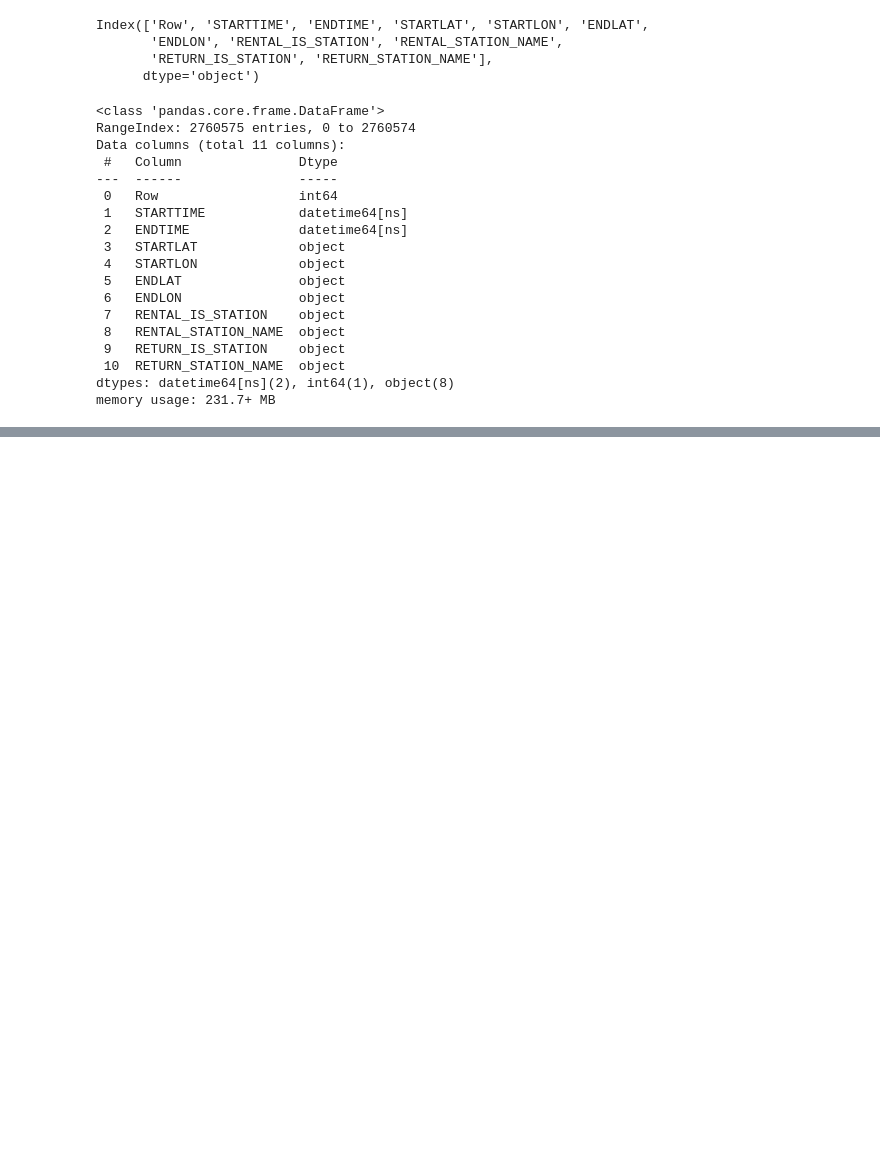
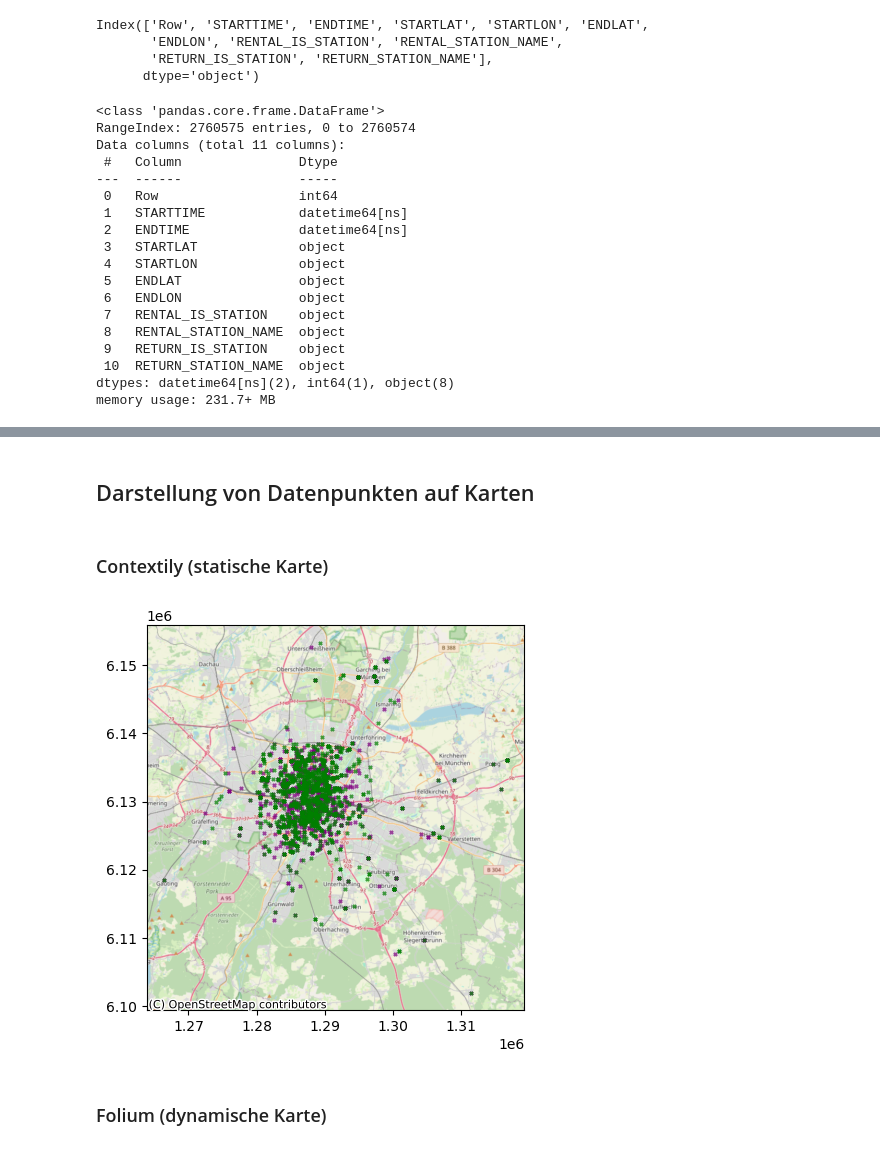
Before and after one commit to yal-fram/dsi-finalproject, a Jupyter notebook: mvg_rad_notebook.ipynb, the cells around one changed output, grey strips where cells are left out. Drawn from its saved outputs; the diff is of its cells as text; code cells hidden in the pictures; blank space fills up the shorter version.

```diff
--- a/mvg_rad_notebook.ipynb
+++ b/mvg_rad_notebook.ipynb
@@ -129,0 +97,5 @@ Formatierung nicht möglich, setze Wert auf NA: NULL
+# %%
+# Formatierung von is_station
+df = dp.handle_is_station(df)
+# Befüllen von is_station, je nachdem, ob Station Name vorhanden
+df = dp.fill_is_station_values(df)
@@ -184,0 +156,5 @@ df
+# %%
+# Achtung: Zu welchem Zeitpunkt soll dies hier geschehen?
+
+df_with_NA_coordinates = df.copy()
+df = df.dropna()
@@ -184,0 +165,4 @@ df
+# %%
+# Füge GeoSeries für die einzelnen Punkte hinzu
+df['START_POINT'] = gpd.GeoSeries.from_xy(df['STARTLON'], df['STARTLAT'], crs="EPSG:4326")
+df['END_POINT'] = gpd.GeoSeries.from_xy(df['ENDLON'], df['ENDLAT'], crs="EPSG:4326")
@@ -184,0 +225,38 @@ df
+# %% [markdown]
+## Darstellung von Datenpunkten auf Karten
+# %%
+# Im Folgenden Test verschiedener Map-Optionen. Darstellung der Daten nur eines einzelnen Tages
+
+january_1_2023 = df[(df["STARTTIME"].dt.year == 2023) & (df["STARTTIME"].dt.month == 1) & (df["STARTTIME"].dt.day == 1)].copy()
+# %% [markdown]
+### Contextily (statische Karte)
+# %%
+# STATIC MAP WITH CONTEXTILY
+
+# Erstellen eines GeoDataFrames für die Startpunkte
+geo_start = gpd.points_from_xy(x=january_1_2023['STARTLON'], crs="EPSG:4326", y=january_1_2023['STARTLAT'])
+gdf_start = gpd.GeoDataFrame(january_1_2023, geometry=geo_start)
+
+# Start-GDF in OpenStreetMap-Projektion überführen
+gdf_start = gdf_start.to_crs(epsg=3857)
+
+#Erstellen eines GeoDataFrames für die Endpunkte
+geo_end = gpd.points_from_xy(x=january_1_2023['ENDLON'], y=january_1_2023["ENDLAT"], crs="EPSG:4326")
+gdf_end = gpd.GeoDataFrame(january_1_2023, geometry=geo_end)
+
+# End-GDF in OpenStreetMap-Projektion überführen
+gdf_end = gdf_end.to_crs(epsg=3857)
+
+# Plot
+fig, ax = plt.subplots(figsize=(5, 5))
+
+# Plotten der Punkte
+gdf_start.plot(ax=ax, marker='x', color='purple', markersize=5, alpha=0.7) # Start
+gdf_end.plot(ax=ax, marker='x', color='green', markersize=5, alpha=0.7) # Ziel
+
+# Füge die Basemap von contextily hinzu
+cx.add_basemap(ax, crs=gdf_start.crs.to_string(), source=cx.providers.OpenStreetMap.Mapnik)
+# %% [output]
+[figure, added]
+# %% [markdown]
+### Folium (dynamische Karte)
```
Also changed, not shown: parts of 28 cells of this notebook, 5 other files.
